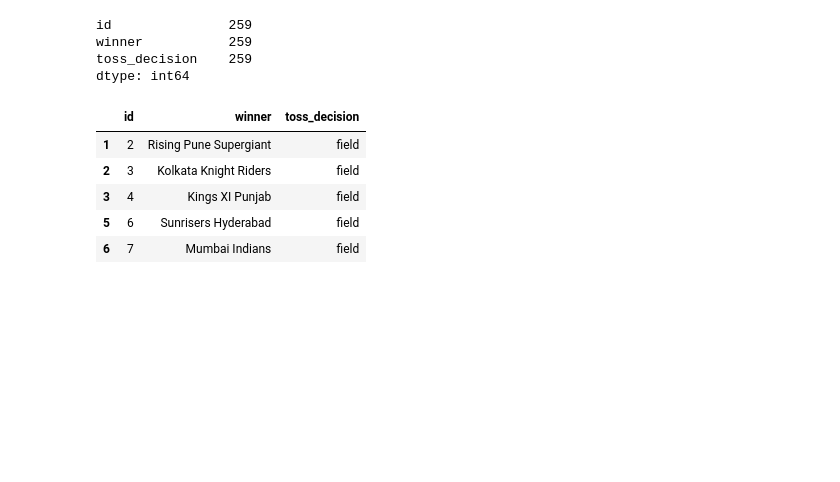
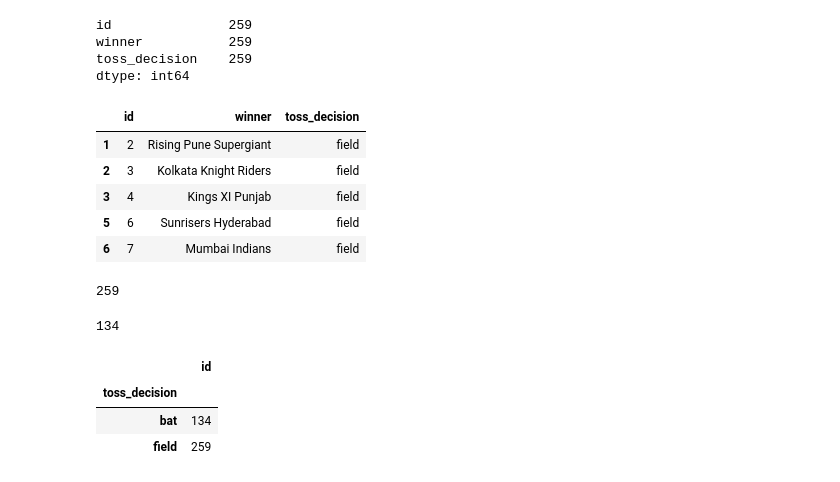
Before and after one commit to TanmayMehta-ml/IPL_DataAnalysis, a Jupyter notebook: ipldata.ipynb, the cells around one changed output. Cells and saved outputs as stored; diff of their text form; code cells hidden in the pictures; blank space fills up the shorter version.

```diff
--- a/ipldata.ipynb
+++ b/ipldata.ipynb
@@ -425,3 +425,7 @@ field_df.head(5)
 | 3 | 4 | Kings XI Punjab | field |
 | 5 | 6 | Sunrisers Hyderabad | field |
 | 6 | 7 | Mumbai Indians | field |
+# %%
+field_df.winner.count()
+# %% [output]
+259
@@ -427,0 +434,14 @@ field_df.head(5)
+# %%
+bat_df.winner.count()
+# %% [output]
+134
+# %%
+frames = [bat_df, field_df]
+result_df = pd.concat(frames)
+result_df = result_df.groupby('toss_decision')[['id']].count()
+result_df
+# %% [output]
+|  | id |
+| toss_decision |  |
+| bat | 134 |
+| field | 259 |
```
Also changed, not shown: parts of 4 cells of this notebook.
